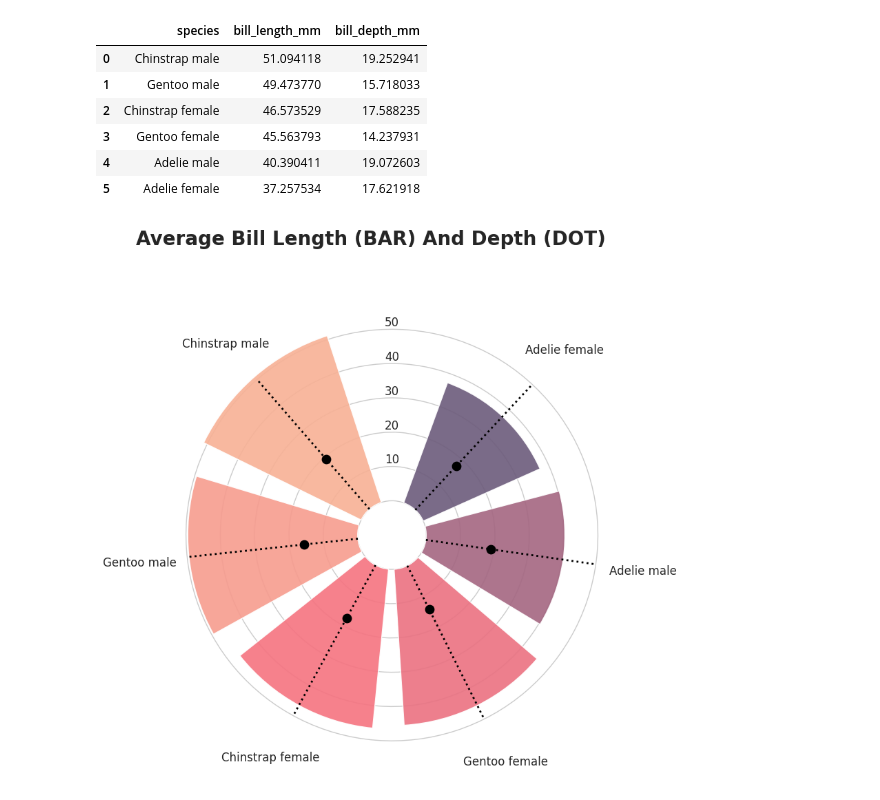
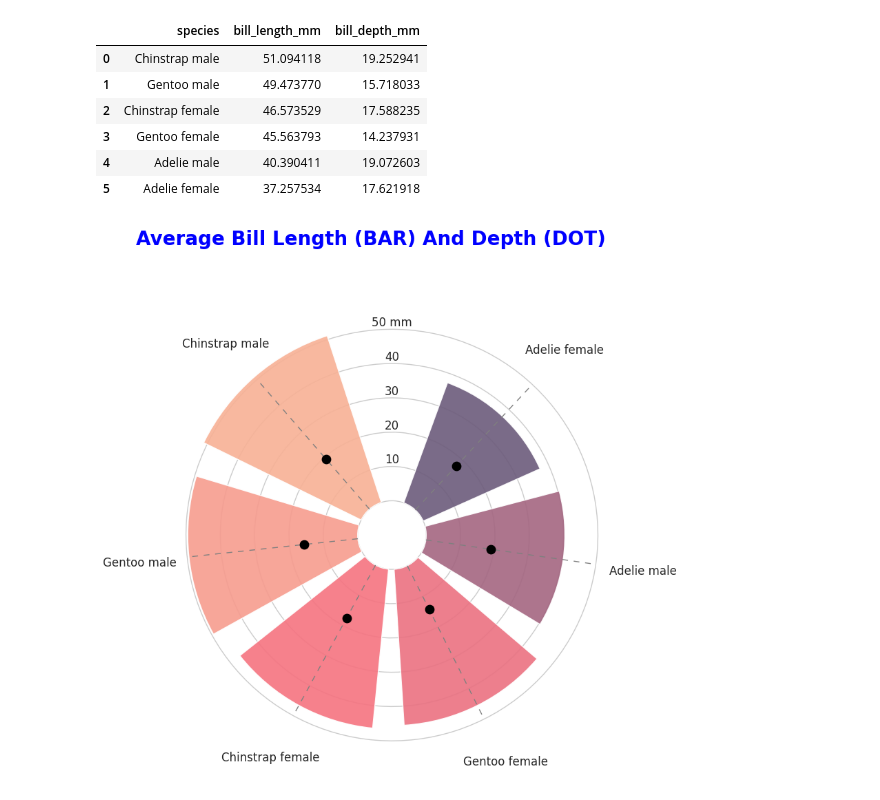
Before and after one commit to tanchu-git/penguins-python-visualization, a Jupyter notebook: penguins_visualization.ipynb, the cells around one changed output. Drawn from its saved outputs; the diff is of its cells as text; code cells hidden in the pictures.

```diff
--- a/penguins_visualization.ipynb
+++ b/penguins_visualization.ipynb
@@ -152,7 +173,7 @@ bars = ax.bar(ANGLES, LENGTHS, color=COLORS, alpha=0.9, width=0.8, zorder=10)
 # ax.bar_label(bars,label_type="edge",fontsize=16)
 
 # Add dotted lines. These are just references
-ax.vlines(ANGLES, 0, 50, color="black", ls='dotted', linewidth=2, zorder=11)
+ax.vlines(ANGLES, 0, 50, color="grey", ls=(0, (6, 6)), linewidth=1, zorder=11)
 
 # Add dots to represent the bill depth
 ax.scatter(ANGLES, DEPTHS, s=80, color='black', zorder=11)
@@ -165,33 +186,33 @@ ax.yaxis.grid(True)
 # Add labels for bars
 CATEGORIES = [r for r in CATEGORIES]
 CATEGORIES
 
 # Set the labels
 ax.set_xticks(ANGLES)
 ax.set_xticklabels(CATEGORIES, size=12)
 
 # Put grid lines for radial axis (y) at 0, 10, 20, 30, 40, 50
 ax.set_yticklabels([])
 ax.set_yticks([0, 10, 20, 30, 40, 50])
 
 # Remove spines
 ax.spines["start"].set_color("none")
 ax.spines["polar"].set_color("none")
 
 # Adjust padding of the x axis labels
 XTICKS = ax.xaxis.get_major_ticks()
 for tick in XTICKS:
     tick.set_pad(1)
 
 # Add custom annotations
 # The following represent the heights in the values of the y axis
 PAD = 1
 ax.text(-0.2 * np.pi / 2, 10 + PAD, "10", ha="center", size=12)
 ax.text(-0.2 * np.pi / 2, 20 + PAD, "20", ha="center", size=12)
 ax.text(-0.2 * np.pi / 2, 30 + PAD, "30", ha="center", size=12)
 ax.text(-0.2 * np.pi / 2, 40 + PAD, "40", ha="center", size=12)
-ax.text(-0.2 * np.pi / 2, 50 + PAD, "50", ha="center", size=12)
+ax.text(-0.2 * np.pi / 2, 50 + PAD, "50 mm", ha="center", size=12)
 title = "Average Bill Length (BAR) And Depth (DOT)"
-fig.text(0.1, 0.83, title, fontsize=20, weight="bold", ha="left", va="baseline");
+fig.text(0.1, 0.83, title, fontsize=20,color="blue", weight="bold", ha="left", va="baseline");
 # %% [output]
-[figure, old version]
+[figure, new version]
```
Also changed, not shown: parts of 4 cells of this notebook.
